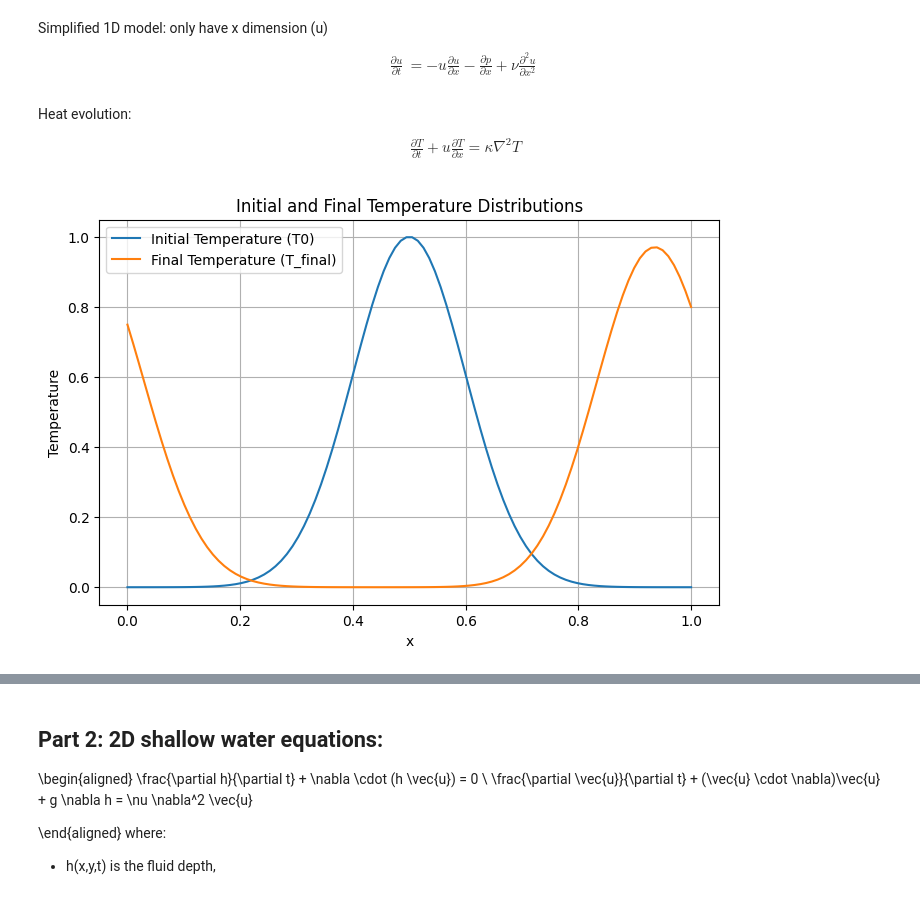
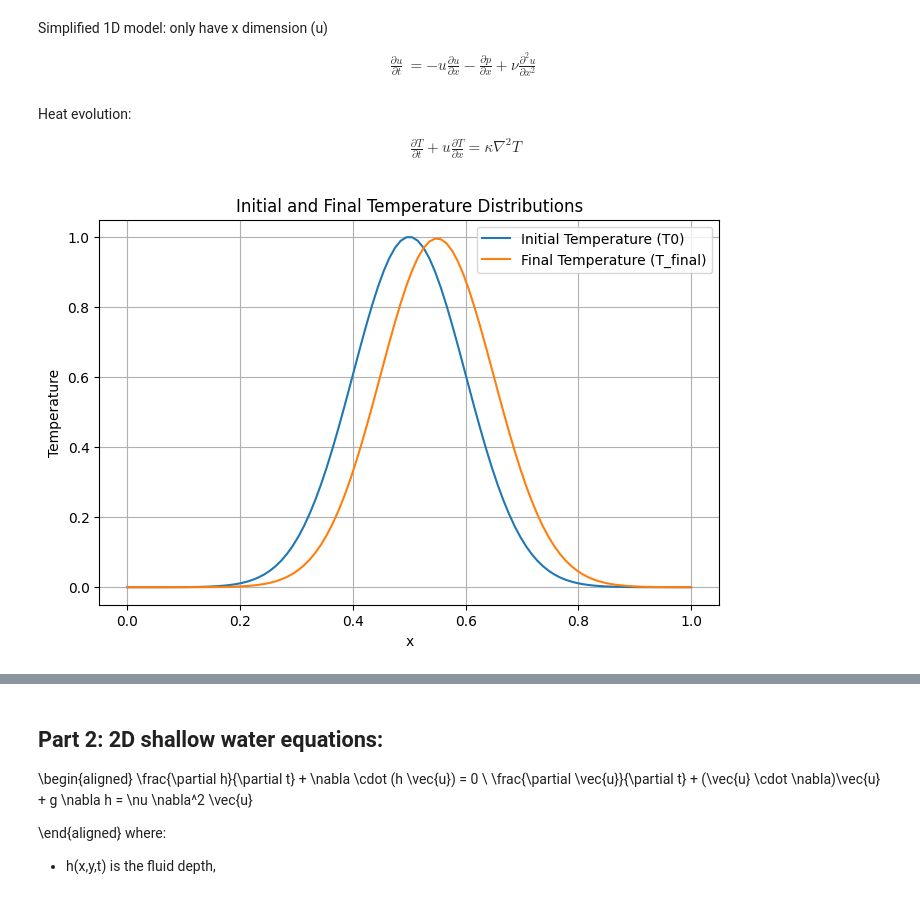
Before and after one commit to jessicakzhang/differential-envopt, a Jupyter notebook: simplified_model/heat_SWE_optimization.ipynb, the cells around one changed output, grey strips where cells are left out. Saved outputs shown, nothing was run; the diff lists cells and outputs as text; code cells hidden in the pictures.

```diff
--- a/simplified_model/heat_SWE_optimization.ipynb
+++ b/simplified_model/heat_SWE_optimization.ipynb
@@ -23,8 +23,8 @@ Heat evolution:
 Lx = 1
 nx = 100
 dx = Lx / (nx - 1)
-dt = 0.001
-nu = 10
+dt = 0.0001
+nu = 1e-6
 diffusivity = 0.001
 dpdx = 0.5
 
@@ -33,40 +33,42 @@ x = jnp.linspace(0, Lx, nx)
 T0 = jnp.exp(-0.5 * ((x - 0.5) / 0.1) ** 2) # initial temperature distribution
 u = 1.0 * jnp.ones_like(x) # Initial velocity field
 
-@jax.jit
+# Using jnp.gradient instead of jnp.roll
+#@jax.jit
 def heat_evolution(T, u, dx, dt, diffusivity):
-    dTdx = (jnp.roll(T, -1) - jnp.roll(T, 1)) / (2 * dx)
-    d2Tdx2 = (jnp.roll(T, -1) - 2*T + jnp.roll(T, 1)) / dx**2
+    dTdx = jnp.gradient(T, dx)
+    d2Tdx2 = jnp.gradient(dTdx, dx)
     T_rhs = -u * dTdx + diffusivity * d2Tdx2
     T_new = T + dt * T_rhs
+    T_new = jnp.clip(T_new, 0.0, 1.0)
     return T_new
 
-@jax.jit
+#@jax.jit
 def velocity_evolution(u, dx, dt, nu, dpdx):
-    dudx = (jnp.roll(u, -1) - jnp.roll(u, 1)) / (2 * dx)
-    d2udx2 = (jnp.roll(u, -1) - 2*u + jnp.roll(u, 1)) / dx**2
+    dudx = jnp.gradient(u, dx)
+    d2udx2 = jnp.gradient(dudx, dx)
     u_rhs = -u * dudx - dpdx + nu * d2udx2
     u_new = u + dt * u_rhs
     return u_new
 
 def run_forward_phase(T0, u0, dx, dt, diffusivity, nu, dpdx, num_steps):
     T, u = T0.copy(), u0.copy()
     for _ in range(num_steps):
         T = heat_evolution(T, u, dx, dt, diffusivity)
         u = velocity_evolution(u, dx, dt, nu, dpdx)
     return T
 
 T_final = run_forward_phase(T0, u, dx, dt, diffusivity, nu, dpdx, num_steps=500)
 
 # Plotting
 plt.figure(figsize=(8, 5))
 plt.plot(x, T0, label='Initial Temperature (T0)')
 plt.plot(x, T_final, label='Final Temperature (T_final)')
 plt.xlabel('x')
 plt.ylabel('Temperature')
 plt.title('Initial and Final Temperature Distributions')
 plt.legend()
 plt.grid(True)
 plt.show()
 # %% [output]
-[figure, old version]
+[figure, new version]
```
Also changed, not shown: parts of 9 cells of this notebook.
